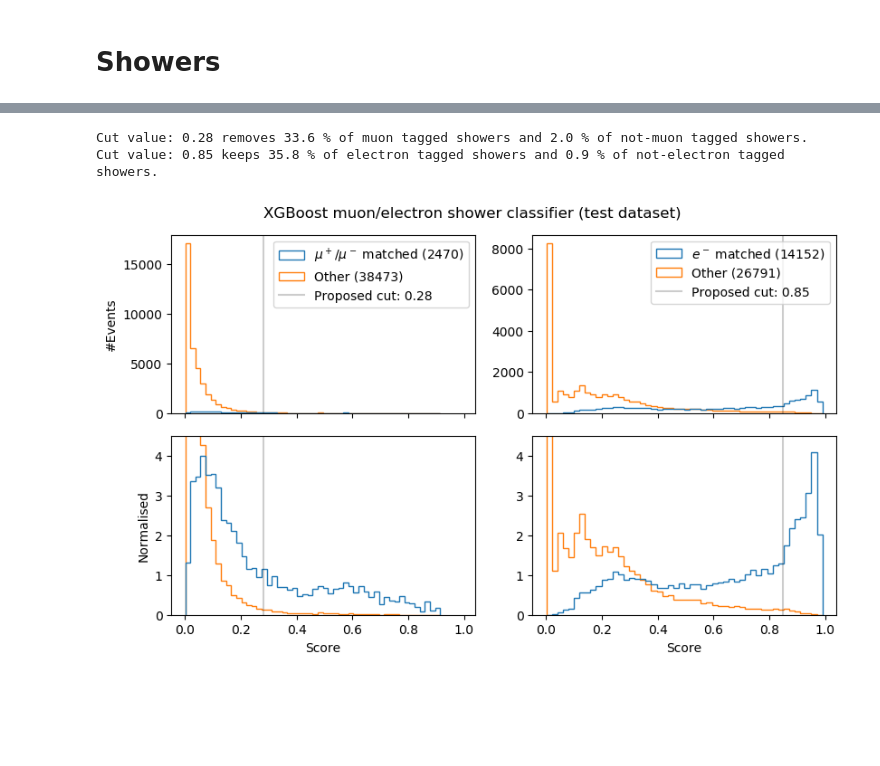
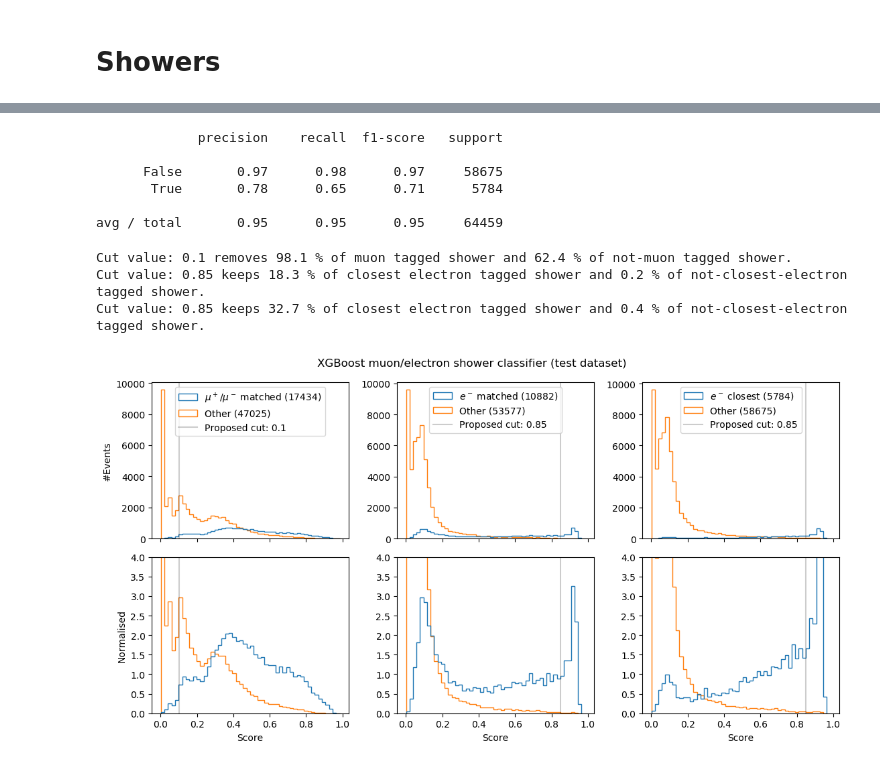
Before and after one commit to Wouter-VDP/LEE_analyzer, a Jupyter notebook: Notebooks/XGBoost_Train.ipynb, the cells around one changed output, grey strips where cells are left out. Saved outputs shown, nothing was run; the diff lists cells and outputs as text; code cells hidden in the pictures; blank space fills up the shorter version.

```diff
--- a/Notebooks/XGBoost_Train.ipynb
+++ b/Notebooks/XGBoost_Train.ipynb
@@ -203,7 +212,7 @@ print(sum( (y_pred_mu[:,1]<muon_cut)*(y_test_e==0)))
 # %% [markdown]
 # Showers
 # %%
-dataset = pd.read_pickle('../Input/XGBoost/showerFrame_fidvol.pckl')
+dataset = pd.read_pickle('../Input/XGBoost/showerFrame_3.pckl')
 # %%
 dataset.head()
 # %% [output]
@@ -233,12 +242,12 @@ Index(['shower_dedx', 'shower_dedx_avg', 'shower_dedx_hits', 'shower_pca',
 # %%
 seed = 7
-test_size = 0.0
+test_size = 0.33
 
-X=dataset_cleaned.drop(columns=['true_e','true_mu','true_cl_e'])
+X=dataset_cleaned.drop(columns=['true_e','true_mu','true_e_cl'])
 X=X.as_matrix()
 Y_mu=dataset_cleaned['true_mu']
 Y_e=dataset_cleaned['true_e']
-Y_cle = dataset_cleaned['true_cle']
+Y_cle = dataset_cleaned['true_e_cl']
 # %%
 # fit model no training data
 X_train, X_test, y_train, y_test_e = train_test_split(X, Y_e, test_size=test_size, random_state=seed)
@@ -276,75 +283,91 @@ avg / total       0.93      0.95      0.93     40943
 X_train, X_test, y_train, y_test_cle = train_test_split(X, Y_cle, test_size=test_size, random_state=seed)
 model = XGBClassifier()
 model.fit(X_train, y_train)
-y_pred_cle = model.predict_proba(X_test)
 print(classification_report(y_test_cle, model.predict(X_test)))
 joblib.dump(model, 'model_sh_cle.pkl')
+y_pred_cle = model.predict_proba(X_test)
+# %% [output]
+             precision    recall  f1-score   support
+
+      False       0.97      0.98      0.97     58675
+       True       0.78      0.65      0.71      5784
+
+avg / total       0.95      0.95      0.95     64459
 # %%
 # XGB classification
 
 plt.style.use('default')
-fig,ax=plt.subplots(ncols=2,nrows=2,figsize=(5.2*gr,5.2),sharex=True)
+fig,ax=plt.subplots(ncols=3,nrows=2,figsize=(7*gr,6),sharex=True)
 plt.suptitle(r'XGBoost muon/electron shower classifier (test dataset)')
 N=50
-muon_cut = 0.28
+muon_cut = 0.1
 electron_cut=0.85
+close_e_cut=0.85
 
 # Electron track classification
 arr_e  = y_pred_e[y_test_e==1][:,1]
 arr_ne = y_pred_e[y_test_e==0][:,1]
+
+# Electron track classification
+arr_cl_e  = y_pred_e[y_test_cle==1][:,1]
+arr_cl_ne = y_pred_e[y_test_cle==0][:,1]
 
 # Muon track classification
 arr_mu  = y_pred_mu[y_test_mu==1][:,1]
 arr_nmu = y_pred_mu[y_test_mu==0][:,1]
 
 label_mu=(r'$\mu^+/\mu^-$ matched ('+str(len(arr_mu))+')','Other ('+str(len(arr_nmu))+')')
 label_e=(r'$e^-$ matched ('+str(len(arr_e))+')','Other ('+str(len(arr_ne))+')')
+label_cl_e=(r'$e^-$ closest ('+str(len(arr_cl_e))+')','Other ('+str(len(arr_cl_ne))+')')
 
 ax[0][0].hist([arr_mu,arr_nmu],histtype='step', bins=N, fill=False,label=label_mu,normed=False)
-ax[1][0].set_xlabel('Score')
 ax[0][0].set_ylabel('#Events')
-ax[0][0].legend()
+ax[0][0].axvline(x=muon_cut,alpha=.2,color='k',label='Proposed cut: '+str(muon_cut))
 
 ax[1][0].hist([arr_mu,arr_nmu],histtype='step', bins=N, fill=False,label=label_mu,normed=True)
-ax[1][0].set_ylim(0,4.5)
+ax[1][0].set_ylim(0,4)
 ax[1][0].set_ylabel('Normalised')
-
+ax[1][0].set_xlabel('Score')
+ax[1][0].axvline(x=muon_cut,alpha=.2,color='k',label='Proposed cut: '+str(muon_cut))
 
 ax[0][1].hist([arr_e,arr_ne],histtype='step', bins=N, fill=False,label=label_e,density=False)
-ax[1][1].set_xlabel('Score')
-#ax[0][1].set_ylabel('#Events')
-ax[0][1].legend()
+ax[0][1].axvline(x=electron_cut,alpha=.2,color='k',label='Proposed cut: '+str(electron_cut))
 
 ax[1][1].hist([arr_e,arr_ne],histtype='step', bins=N, fill=False,label=label_e,density=True)
-ax[1][1].set_ylim(0,4.5)
-#ax[1][1].set_ylabel('Normalised')
-
-
-ax[0][0].axvline(x=muon_cut,alpha=.2,color='k',label='Proposed cut: '+str(muon_cut))
-ax[1][0].axvline(x=muon_cut,alpha=.2,color='k',label='Proposed cut: '+str(muon_cut))
-
-ax[0][1].axvline(x=electron_cut,alpha=.2,color='k',label='Proposed cut: '+str(electron_cut))
+ax[1][1].set_ylim(0,4)
+ax[1][1].set_xlabel('Score')
 ax[1][1].axvline(x=electron_cut,alpha=.2,color='k',label='Proposed cut: '+str(electron_cut))
 
+ax[0][2].hist([arr_cl_e,arr_cl_ne],histtype='step', bins=N, fill=False,label=label_cl_e,density=False)
+ax[0][2].axvline(x=close_e_cut,alpha=.2,color='k',label='Proposed cut: '+str(close_e_cut))
 
+ax[1][2].hist([arr_cl_e,arr_cl_ne],histtype='step', bins=N, fill=False,label=label_cl_e,density=True)
+ax[1][2].set_ylim(0,4)
+ax[1][2].set_xlabel('Score')
+ax[1][2].axvline(x=close_e_cut,alpha=.2,color='k',label='Proposed cut: '+str(close_e_cut))
 
 #offset=0.05
 handles, labels = ax[0][0].get_legend_handles_labels()
-ax[0][0].legend(handles[::-1], labels[::-1],loc='upper right')
+ax[0][0].legend(handles[::-1], labels[::-1],loc='upper center')
 handles, labels = ax[0][1].get_legend_handles_labels()
-ax[0][1].legend(handles[::-1], labels[::-1],loc='upper centre')
-
+ax[0][1].legend(handles[::-1], labels[::-1],loc='upper center')
+handles, labels = ax[0][2].get_legend_handles_labels()
+ax[0][2].legend(handles[::-1], labels[::-1],loc='upper center')
 
 plt.tight_layout()
 fig.subplots_adjust(top=0.92)
 plt.savefig('XGB_shower.pdf')
 
-print('Cut value:',muon_cut,'removes', sciNot(sum(arr_mu>muon_cut) / len(arr_mu)*100),'% of muon tagged showers and',
-      sciNot(sum(arr_nmu>muon_cut) / len(arr_nmu)*100),'% of not-muon tagged showers.')
+print('Cut value:',muon_cut,'removes', sciNot(sum(arr_mu>muon_cut) / len(arr_mu)*100),'% of muon tagged shower and',
+      sciNot(sum(arr_nmu>muon_cut) / len(arr_nmu)*100),'% of not-muon tagged shower.')
 
-print('Cut value:',electron_cut,'keeps', sciNot(sum(arr_e>electron_cut) / len(arr_e)*100),'% of electron tagged showers and',
-      sciNot(sum(arr_ne>electron_cut) / len(arr_ne)*100),'% of not-electron tagged showers.')
+print('Cut value:',electron_cut,'keeps', sciNot(sum(arr_e>electron_cut) / len(arr_e)*100),'% of closest electron tagged shower and',
+      sciNot(sum(arr_ne>electron_cut) / len(arr_ne)*100),'% of not-closest-electron tagged shower.')
+
+print('Cut value:',close_e_cut,'keeps', sciNot(sum(arr_cl_e>close_e_cut) / len(arr_cl_e)*100),'% of closest electron tagged shower and',
+      sciNot(sum(arr_cl_ne>close_e_cut) / len(arr_ne)*100),'% of not-closest-electron tagged shower.')
 # %% [output]
-Cut value: 0.28 removes 33.6 % of muon tagged showers and 2.0 % of not-muon tagged showers.
-Cut value: 0.85 keeps 35.8 % of electron tagged showers and 0.9 % of not-electron tagged showers.
+Cut value: 0.1 removes 98.1 % of muon tagged shower and 62.4 % of not-muon tagged shower.
+Cut value: 0.85 keeps 18.3 % of closest electron tagged shower and 0.2 % of not-closest-electron tagged shower.
+Cut value: 0.85 keeps 32.7 % of closest electron tagged shower and 0.4 % of not-closest-electron tagged shower.
-[figure, old version]
+[figure, new version]
```
Also changed, not shown: parts of 15 cells of this notebook, 22 other files.
